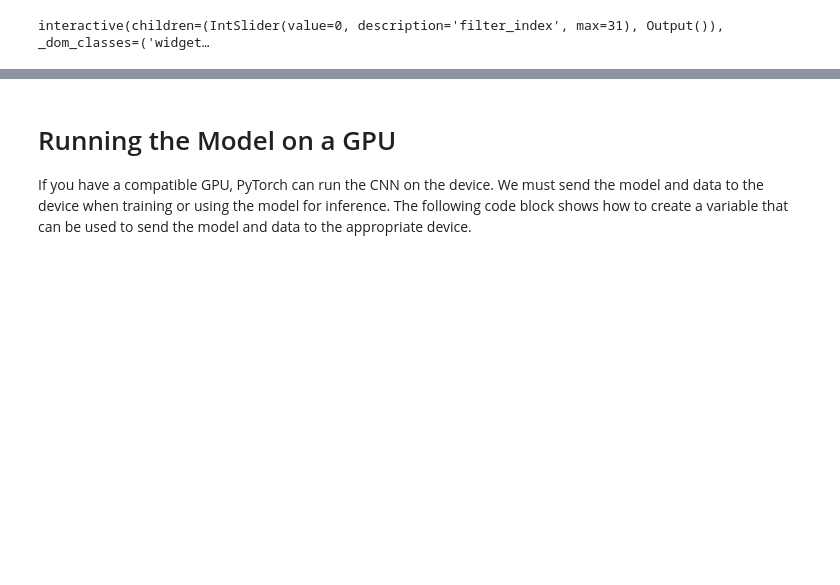
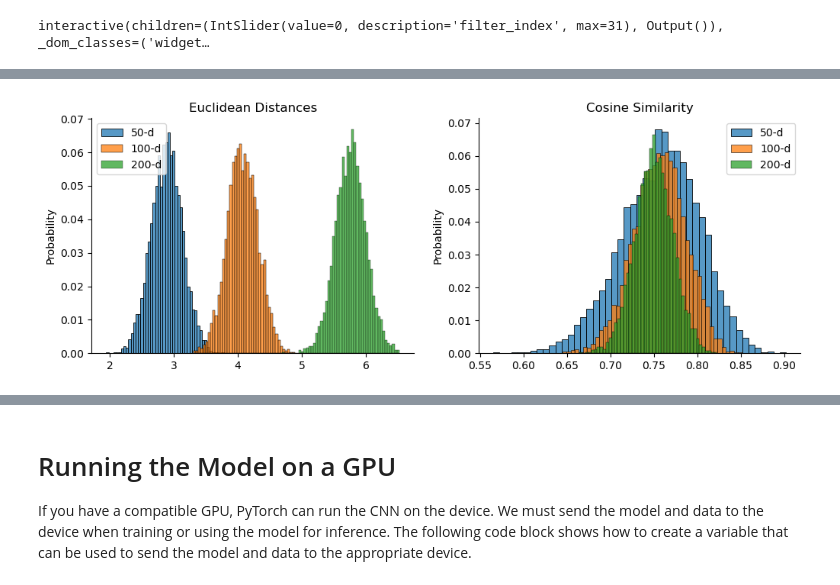
Before and after one commit to freemanalytics/predictive-modeling, a Jupyter notebook: Convolutional_Neural_Networks.ipynb, the cells around one changed output, grey strips where cells are left out. Saved outputs shown, nothing was run; the diff lists cells and outputs as text; code cells hidden in the pictures; blank space fills up the shorter version.

```diff
--- a/Convolutional_Neural_Networks.ipynb
+++ b/Convolutional_Neural_Networks.ipynb
@@ -600,0 +664,38 @@ interactive(children=(IntSlider(value=0, description='filter_index', max=31), Ou
+# %%
+fig, ax = plt.subplots(1, 2, figsize=(12, 4))
+
+num_points = 100
+for num_dimensions in [50, 100, 200]:
+
+    points = np.random.rand(num_points, num_dimensions)
+    lower_triangle_mask = np.tril_indices(n=num_points, k=-1)
+
+    euclidean_distance_array = euclidean_distances(points)
+    euclidean_distance_array = euclidean_distance_array[lower_triangle_mask]
+
+    cosine_similarity_array = cosine_similarity(points)
+    cosine_similarity_array = cosine_similarity_array[lower_triangle_mask]
+
+    sns.histplot(
+        euclidean_distance_array,
+        ax=ax[0],
+        label=f'{num_dimensions}-d',
+        stat='probability',
+    )
+
+    sns.histplot(
+        cosine_similarity_array,
+        ax=ax[1],
+        label=f'{num_dimensions}-d',
+        stat='probability',
+    )
+
+ax[0].set_title('Euclidean Distances')
+ax[1].set_title('Cosine Similarity')
+for cax in ax:
+    cax.spines[['right', 'top']].set_visible(False)
+    cax.legend()
+
+plt.show()
+# %% [output]
+[figure, added]
```
Also changed, not shown: parts of 33 cells of this notebook.
